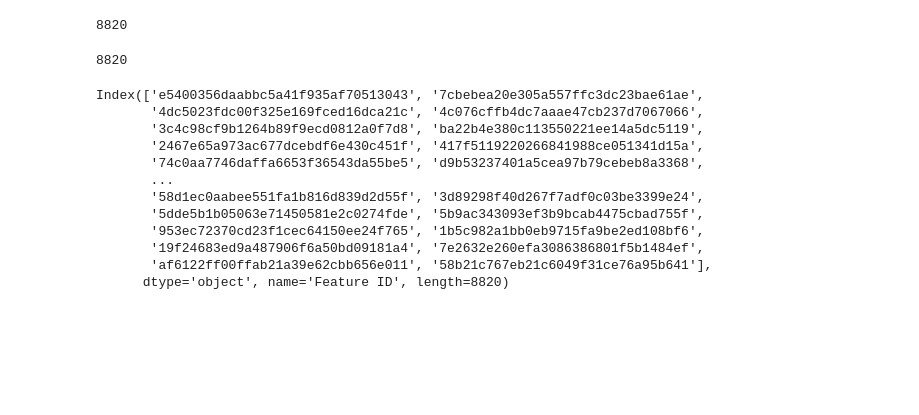
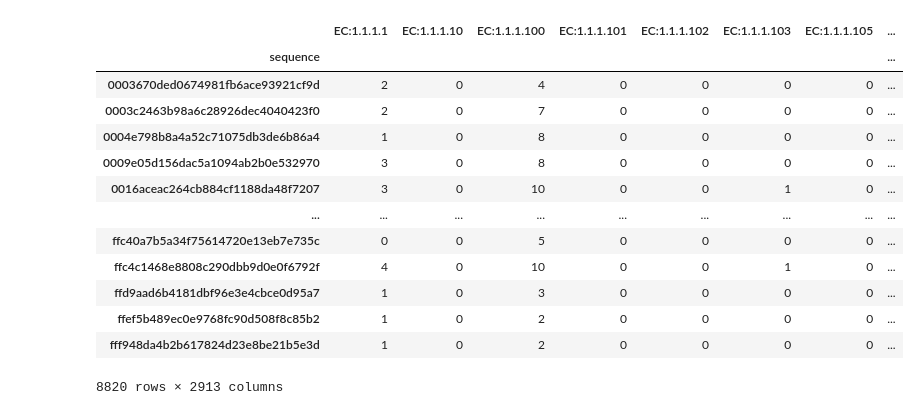
Before and after one commit to matinnuhamunada/dyrehaven16s, a Jupyter notebook: notebooks/03.1-cluster_picrust2.ipynb, the cells around one changed output. Drawn from its saved outputs; the diff is of its cells as text; code cells hidden in the pictures; blank space fills up the shorter version.

```diff
--- a/notebooks/03.1-cluster_picrust2.ipynb
+++ b/notebooks/03.1-cluster_picrust2.ipynb
@@ -81,23 +0,0 @@ plt.savefig('../figures/PCA.png')
-# %%
-len(phylum)
-# %% [output]
-8820
-# %%
-len(x)
-# %% [output]
-8820
-# %%
-df_tax.index
-# %% [output]
-Index(['e5400356daabbc5a41f935af70513043', '7cbebea20e305a557ffc3dc23bae61ae',
-       '4dc5023fdc00f325e169fced16dca21c', '4c076cffb4dc7aaae47cb237d7067066',
-       '3c4c98cf9b1264b89f9ecd0812a0f7d8', 'ba22b4e380c113550221ee14a5dc5119',
-       '2467e65a973ac677dcebdf6e430c451f', '417f5119220266841988ce051341d15a',
-       '74c0aa7746daffa6653f36543da55be5', 'd9b53237401a5cea97b79cebeb8a3368',
-       ...
-       '58d1ec0aabee551fa1b816d839d2d55f', '3d89298f40d267f7adf0c03be3399e24',
-       '5dde5b1b05063e71450581e2c0274fde', '5b9ac343093ef3b9bcab4475cbad755f',
-       '953ec72370cd23f1cec64150ee24f765', '1b5c982a1bb0eb9715fa9be2ed108bf6',
-       '19f24683ed9a487906f6a50bd09181a4', '7e2632e260efa3086386801f5b1484ef',
-       'af6122ff00ffab21a39e62cbb656e011', '58b21c767eb21c6049f31ce76a95b641'],
-      dtype='object', name='Feature ID', length=8820)
@@ -105,0 +11,19 @@ df_tax = df_tax[df_tax.index.isin(df.index)]
+# %%
+#Load HSP result of PICRUST
+df = pd.read_csv('../data/picrust2/02-EC_predicted.tsv.gz', compression='gzip', header=0, sep='\t', quotechar='"', error_bad_lines=False, index_col=0)
+df
+# %% [output]
+|  | EC:1.1.1.1 | EC:1.1.1.10 | EC:1.1.1.100 | EC:1.1.1.101 | EC:1.1.1.102 | EC:1.1.1.103 | EC:1.1.1.105 | ... |
+| sequence |  |  |  |  |  |  |  | ... |
+| 0003670ded0674981fb6ace93921cf9d | 2 | 0 | 4 | 0 | 0 | 0 | 0 | ... |
+| 0003c2463b98a6c28926dec4040423f0 | 2 | 0 | 7 | 0 | 0 | 0 | 0 | ... |
+| 0004e798b8a4a52c71075db3de6b86a4 | 1 | 0 | 8 | 0 | 0 | 0 | 0 | ... |
+| 0009e05d156dac5a1094ab2b0e532970 | 3 | 0 | 8 | 0 | 0 | 0 | 0 | ... |
+| 0016aceac264cb884cf1188da48f7207 | 3 | 0 | 10 | 0 | 0 | 1 | 0 | ... |
+| ... | ... | ... | ... | ... | ... | ... | ... | ... |
+| ffc40a7b5a34f75614720e13eb7e735c | 0 | 0 | 5 | 0 | 0 | 0 | 0 | ... |
+| ffc4c1468e8808c290dbb9d0e0f6792f | 4 | 0 | 10 | 0 | 0 | 1 | 0 | ... |
+| ffd9aad6b4181dbf96e3e4cbce0d95a7 | 1 | 0 | 3 | 0 | 0 | 0 | 0 | ... |
+| ffef5b489ec0e9768fc90d508f8c85b2 | 1 | 0 | 2 | 0 | 0 | 0 | 0 | ... |
+| fff948da4b2b617824d23e8be21b5e3d | 1 | 0 | 2 | 0 | 0 | 0 | 0 | ... |
+8820 rows × 2913 columns
```
Also changed, not shown: parts of 42 cells of this notebook, 4 other files.
